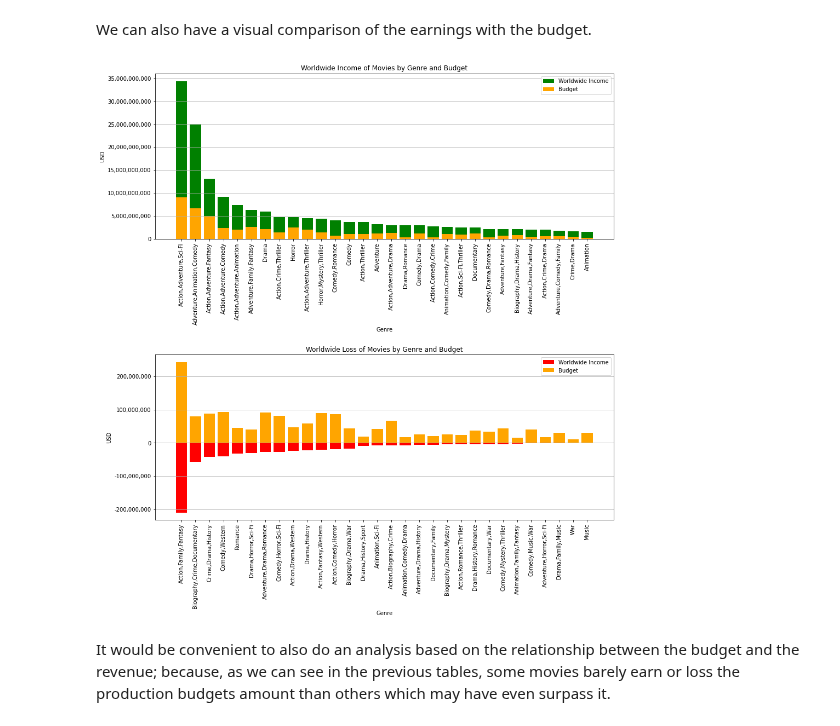
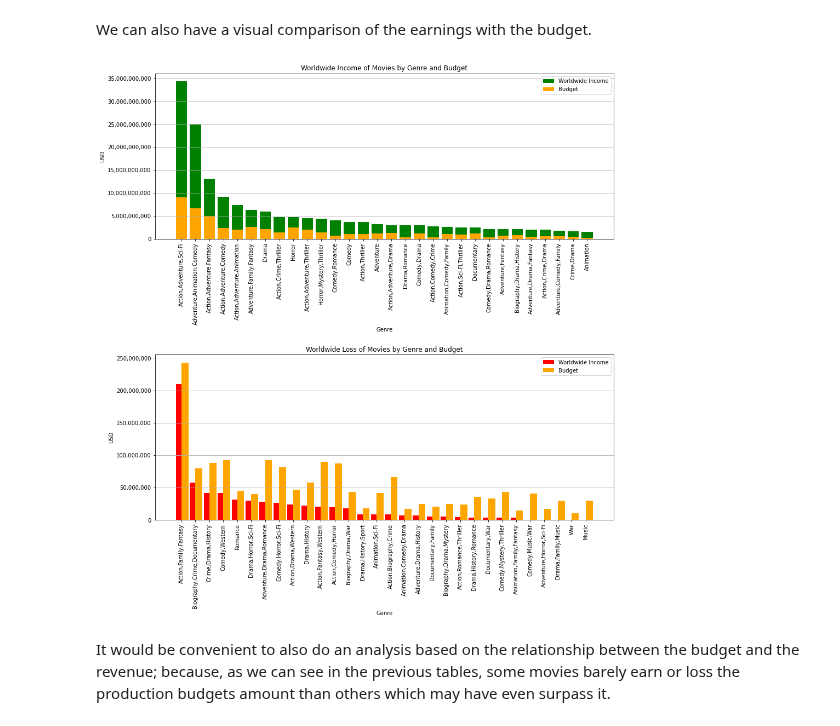
Before and after one commit to QuinnGrigsby/Capstone_Git-ing_it_done_MovieInformation, a Jupyter notebook: Data Understanding.ipynb, the cells around one changed output. Cells and saved outputs as stored; diff of their text form; code cells hidden in the pictures.

Commit message:
Perfect Loss Worldwide graph

```diff
--- a/Data Understanding.ipynb
+++ b/Data Understanding.ipynb
@@ -519,36 +519,36 @@ ax1.set_xticklabels(ax1.get_xticklabels(), rotation=90)
 ax1.ticklabel_format(style="plain", axis="y")
 ax1.get_yaxis().set_major_formatter(
     matplotlib.ticker.FuncFormatter(lambda x, p: format(int(x), ',')))
 
 ax1.set_xlabel("Genre")
 ax1.set_ylabel("USD")
 ax1.legend(labels=['Worldwide Income', 'Budget'])
 ax1.grid(axis="y")
 
 #######
 
-ax2.bar(genre_gross_bottom.Genres, -wwg_bottom.worldwide_gross, color="r")
-ax2.bar(genre_gross_bottom.Genres, wwg_bottom.production_budget, color="orange")
+ax2.bar(genre_gross_bottom.Genres, wwg_bottom.worldwide_gross, width=-0.4, color="r",align="edge")
+ax2.bar(genre_gross_bottom.Genres, wwg_bottom.production_budget, width=0.5, color="orange", align="edge")
 
 ax2.set_title("Worldwide Loss of Movies by Genre and Budget")
 
 plt.draw()
 ax2.set_xticks(ax2.get_xticks())
 ax2.set_xticklabels(ax2.get_xticklabels(), rotation=90)
 ax2.ticklabel_format(style="plain", axis="y")
 ax2.get_yaxis().set_major_formatter(
     matplotlib.ticker.FuncFormatter(lambda x, p: format(int(x), ',')))
 
 ax2.set_xlabel("Genre")
 ax2.set_ylabel("USD")
 ax2.legend(labels=['Worldwide Income', 'Budget'])
 ax2.grid(axis="y")
 
 #######
 plt.subplots_adjust(hspace=0.7)
 plt.show()
 # %% [output]
-[figure, old version]
+[figure, new version]
 # %% [markdown]
 It would be convenient to also do an analysis based on the relationship between the budget and the revenue; because, as we can see in the previous tables, some movies barely earn or loss the production budgets amount than others which may have even surpass it.
 # %%
```
Also changed, not shown: parts of 1 cell of this notebook.
